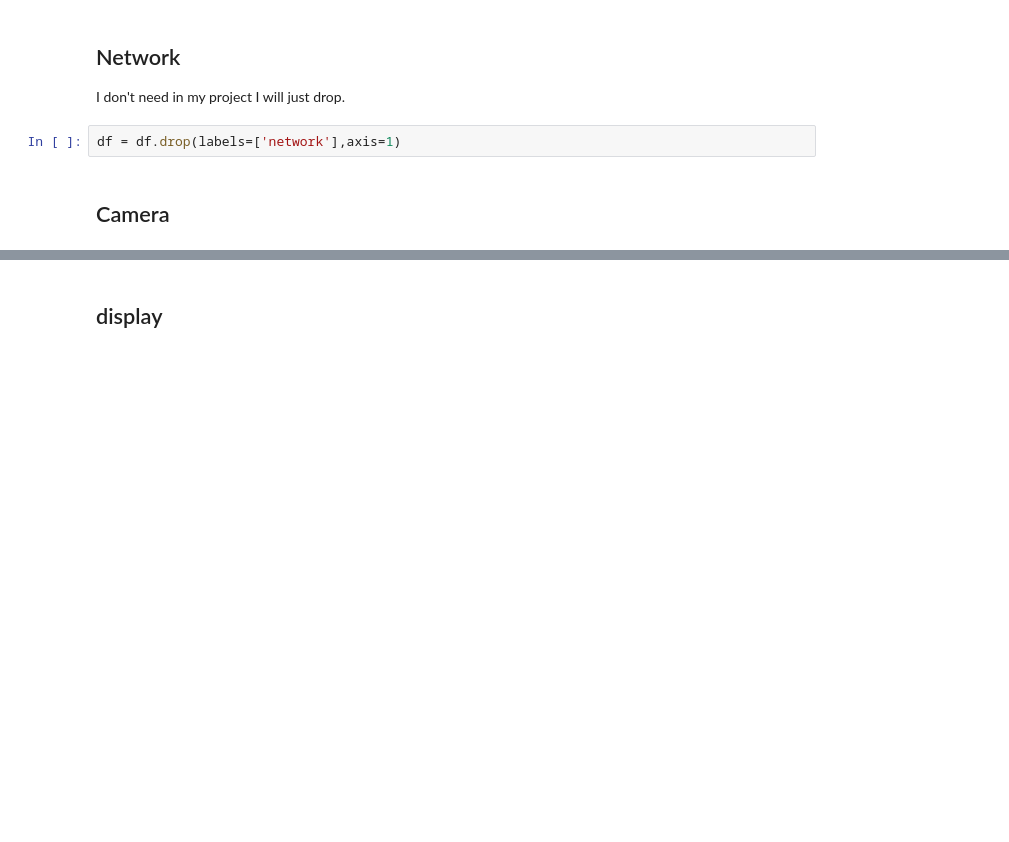
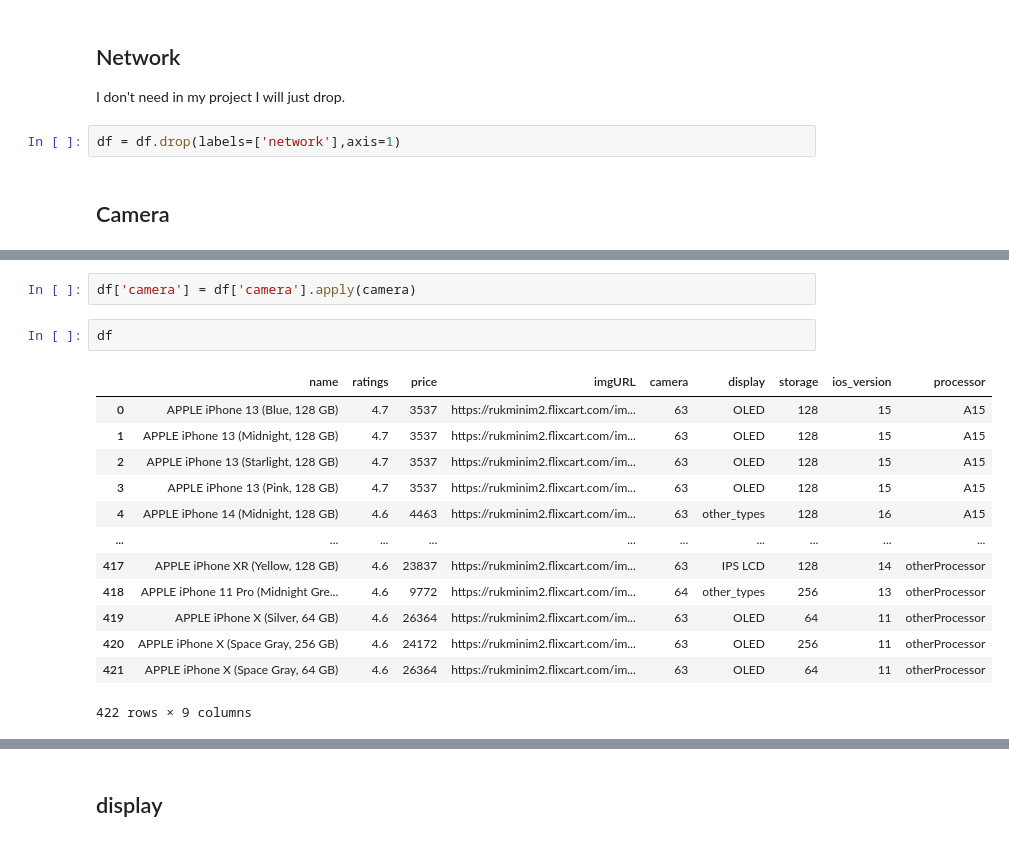
Before and after one commit to GyanPrakashkushwaha/MobileRecommenderSystem, a Jupyter notebook: notebook/experiments/apple.ipynb, the cells around one changed output, grey strips where cells are left out. Cells and saved outputs as stored; diff of their text form; blank space fills up the shorter version.

Commit message:
apple mobiles feature engineering completed

```diff
--- a/notebook/experiments/apple.ipynb
+++ b/notebook/experiments/apple.ipynb
@@ -588,0 +652,18 @@ df
+# %%
+df['camera'] = df['camera'].apply(camera)
+# %%
+df
+# %% [output]
+|  | name | ratings | price | imgURL | camera | display | storage | ios_version | processor |
+| 0 | APPLE iPhone 13 (Blue, 128 GB) | 4.7 | 3537 | https://rukminim2.flixcart.com/im... | 63 | OLED | 128 | 15 | A15 |
+| 1 | APPLE iPhone 13 (Midnight, 128 GB) | 4.7 | 3537 | https://rukminim2.flixcart.com/im... | 63 | OLED | 128 | 15 | A15 |
+| 2 | APPLE iPhone 13 (Starlight, 128 GB) | 4.7 | 3537 | https://rukminim2.flixcart.com/im... | 63 | OLED | 128 | 15 | A15 |
+| 3 | APPLE iPhone 13 (Pink, 128 GB) | 4.7 | 3537 | https://rukminim2.flixcart.com/im... | 63 | OLED | 128 | 15 | A15 |
+| 4 | APPLE iPhone 14 (Midnight, 128 GB) | 4.6 | 4463 | https://rukminim2.flixcart.com/im... | 63 | other_types | 128 | 16 | A15 |
+| ... | ... | ... | ... | ... | ... | ... | ... | ... | ... |
+| 417 | APPLE iPhone XR (Yellow, 128 GB) | 4.6 | 23837 | https://rukminim2.flixcart.com/im... | 63 | IPS LCD | 128 | 14 | otherProcessor |
+| 418 | APPLE iPhone 11 Pro (Midnight Gre... | 4.6 | 9772 | https://rukminim2.flixcart.com/im... | 64 | other_types | 256 | 13 | otherProcessor |
+| 419 | APPLE iPhone X (Silver, 64 GB) | 4.6 | 26364 | https://rukminim2.flixcart.com/im... | 63 | OLED | 64 | 11 | otherProcessor |
+| 420 | APPLE iPhone X (Space Gray, 256 GB) | 4.6 | 24172 | https://rukminim2.flixcart.com/im... | 63 | OLED | 256 | 11 | otherProcessor |
+| 421 | APPLE iPhone X (Space Gray, 64 GB) | 4.6 | 26364 | https://rukminim2.flixcart.com/im... | 63 | OLED | 64 | 11 | otherProcessor |
+422 rows × 9 columns
```
Also changed, not shown: parts of 39 cells of this notebook, 1 other file.
